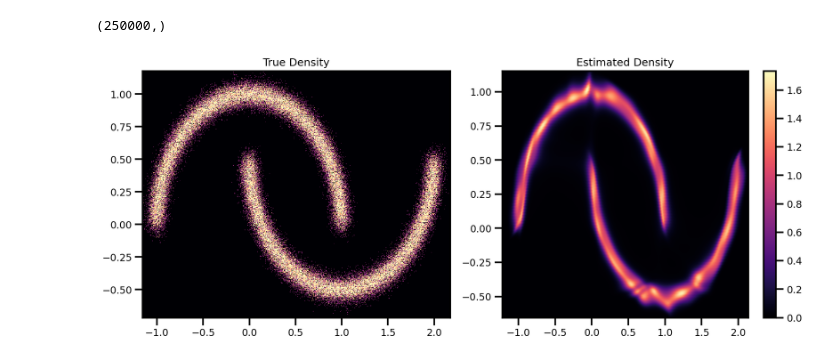
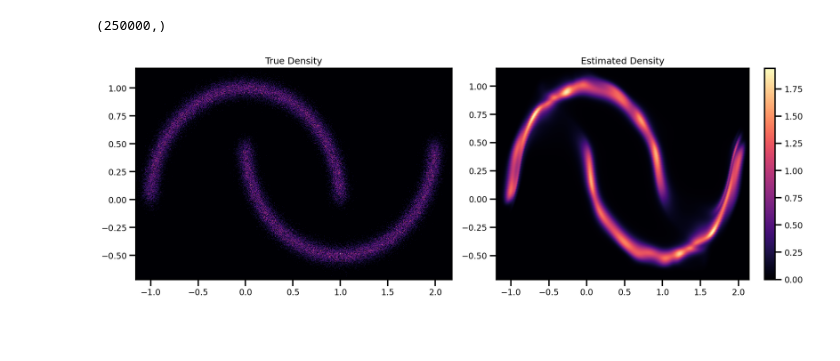
Before and after one commit to IPL-UV/gaussflow, a Jupyter notebook: docs/assets/demo/pytorch_nf_freia.ipynb, the cells around one changed output. Saved outputs shown, nothing was run; the diff lists cells and outputs as text; code cells hidden in the pictures; blank space fills up the shorter version.

Commit message:
preliminary image experiments.

```diff
--- a/docs/assets/demo/pytorch_nf_freia.ipynb
+++ b/docs/assets/demo/pytorch_nf_freia.ipynb
@@ -320,10 +321,25 @@ inn = Ff.SequenceINN(n_features)
 init_X = [[numpy2tensor(data)], None]
 
 for k in range(8):
-
+#     inn.append(
+#         LogisticMixtureCDF,
+#         n_components=12,
+#         clamp_inverse=False,
+#         init_X=tensor2numpy(init_X[0][0])
+#     )
+#     # forward transformation
+#     with torch.no_grad():
+#         init_X = inn.module_list[-1](x=init_X[0])
+#     inn.append(
+#         Logit,
+#         learn_temperature=False,
+#         temperature=1.0
+#     )
+#     with torch.no_grad():
+#         init_X = inn.module_list[-1](x=init_X[0])
     inn.append(
         GaussianMixtureCDF,
-        n_components=8,
+        n_components=5,
         init_X=tensor2numpy(init_X[0][0])
     )
     # forward transformation
@@ -335,7 +351,7 @@ for k in range(8):
     with torch.no_grad():
         init_X = inn.module_list[-1](x=init_X[0])
 
-    inn.append(Fm.HouseholderPerm, n_reflections=4)
+    inn.append(Fm.HouseholderPerm, n_reflections=2)
     with torch.no_grad():
         init_X = inn.module_list[-1](x=init_X[0])
 
@@ -487,33 +503,34 @@ probs = np.exp(X_log_prob)
 # probs = np.clip(probs, 0.0, 1.0)
 # probs = np.clip(probs, None, 0.0)
 
 
 cmap = cm.magma  # "Reds"
 # cmap = "Reds"
 
-fig, ax = plt.subplots(ncols=2, figsize=(12, 5))
+fig, ax = plt.subplots(ncols=2, figsize=(14, 5))
 h = ax[0].hist2d(
-    X_plot[:, 0], X_plot[:, 1], bins=512, cmap=cmap, density=True, vmin=0.0, vmax=1.0
+    X_plot[:, 0], X_plot[:, 1], bins=512, cmap=cmap, density=True, vmin=0.0, #vmax=1.0
 )
+
 ax[0].set_title("True Density")
 ax[0].set(
     xlim=[X_plot[:, 0].min(), X_plot[:, 0].max()],
     ylim=[X_plot[:, 1].min(), X_plot[:, 1].max()],
 )
 
 
 h1 = ax[1].scatter(
     xyinput[:, 0], xyinput[:, 1], s=1, c=probs, cmap=cmap, vmin=0.0, #vmax=1.0
 )
 ax[1].set(
     xlim=[xyinput[:, 0].min(), xyinput[:, 0].max()],
     ylim=[xyinput[:, 1].min(), xyinput[:, 1].max()],
 )
 plt.colorbar(h1)
 ax[1].set_title("Estimated Density")
 
 
 plt.tight_layout()
 plt.show()
 # %% [output]
-[figure, old version]
+[figure, new version]
```
Also changed, not shown: parts of 19 cells of this notebook, 1 other file.
